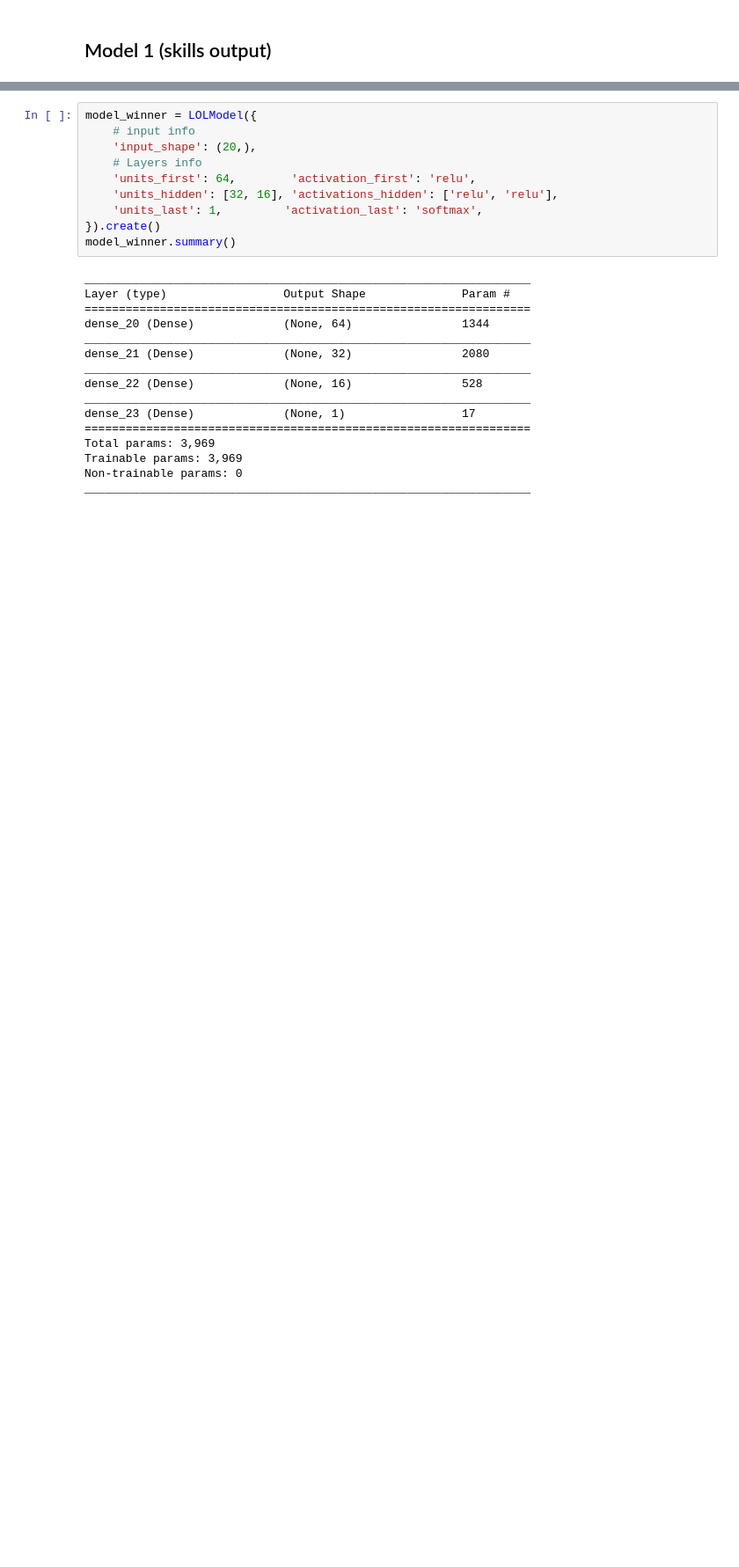
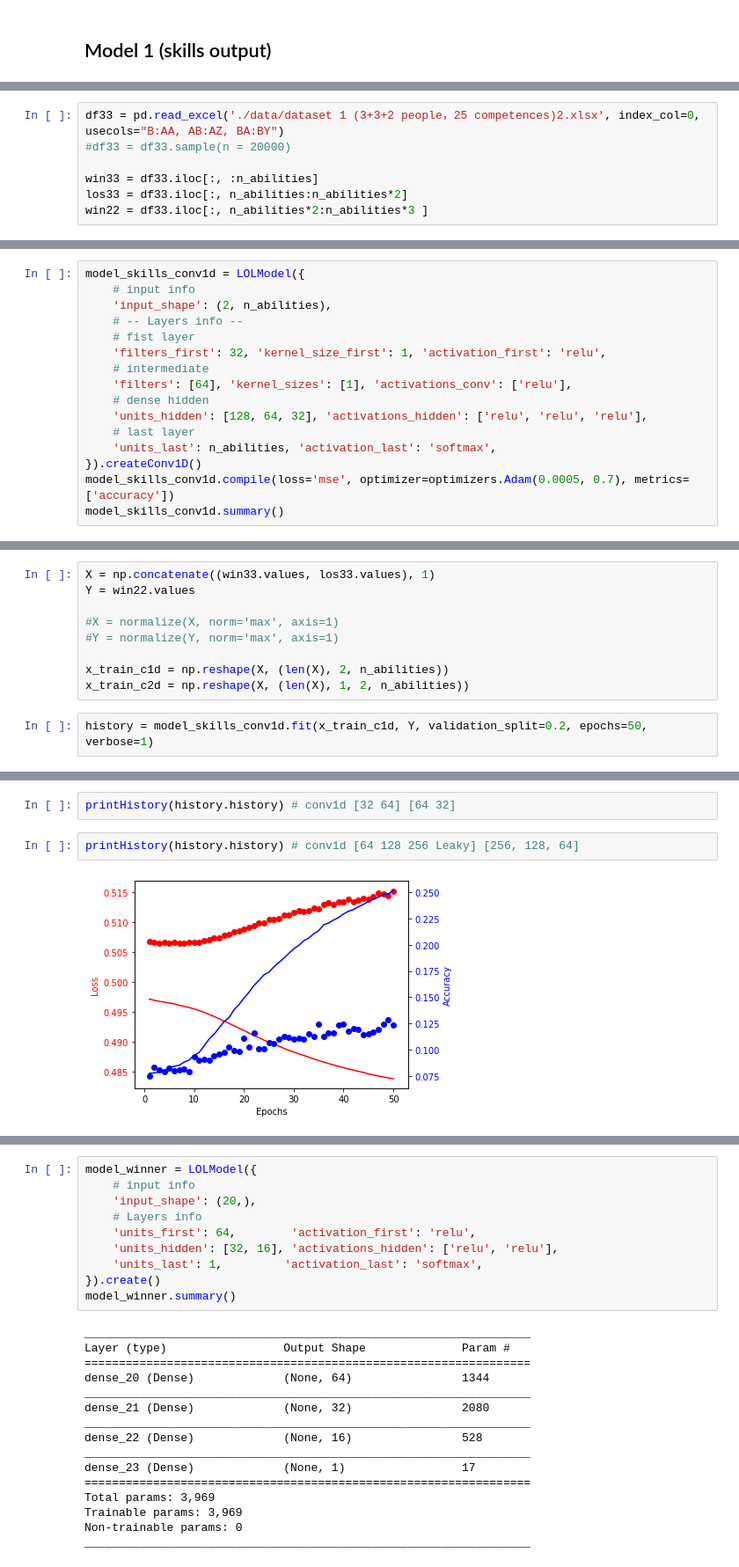
Before and after one commit to valeporti/imt, a Jupyter notebook: imt_dsc2/projet/models.ipynb, the cells around one changed output, grey strips where cells are left out. Shown: that part at 88% size. Saved outputs shown, nothing was run; the diff lists cells and outputs as text; blank space fills up the shorter version.

Commit message:
developed data science project, working on skills model

```diff
--- a/imt_dsc2/projet/models.ipynb
+++ b/imt_dsc2/projet/models.ipynb
@@ -36 +116,8 @@ class LOLModel:
+# %%
+df33 = pd.read_excel('./data/dataset 1 (3+3+2 people，25 competences)2.xlsx', index_col=0, usecols="B:AA, AB:AZ, BA:BY")
+#df33 = df33.sample(n = 20000)
+
+win33 = df33.iloc[:, :n_abilities]
+los33 = df33.iloc[:, n_abilities:n_abilities*2]
+win22 = df33.iloc[:, n_abilities*2:n_abilities*3 ]
 # %%
@@ -61,0 +186,16 @@ _________________________________________________________________
+# %%
+model_skills_conv1d = LOLModel({
+    # input info
+    'input_shape': (2, n_abilities),
+    # -- Layers info --
+    # fist layer
+    'filters_first': 32, 'kernel_size_first': 1, 'activation_first': 'relu',
+    # intermediate
+    'filters': [64], 'kernel_sizes': [1], 'activations_conv': ['relu'],
+    # dense hidden
+    'units_hidden': [128, 64, 32], 'activations_hidden': ['relu', 'relu', 'relu'],
+    # last layer
+    'units_last': n_abilities, 'activation_last': 'softmax',
+}).createConv1D()
+model_skills_conv1d.compile(loss='mse', optimizer=optimizers.Adam(0.0005, 0.7), metrics=['accuracy'])
+model_skills_conv1d.summary()
@@ -61,0 +220,11 @@ _________________________________________________________________
+# %%
+X = np.concatenate((win33.values, los33.values), 1)
+Y = win22.values
+
+#X = normalize(X, norm='max', axis=1)
+#Y = normalize(Y, norm='max', axis=1)
+
+x_train_c1d = np.reshape(X, (len(X), 2, n_abilities))
+x_train_c2d = np.reshape(X, (len(X), 1, 2, n_abilities))
+# %%
+history = model_skills_conv1d.fit(x_train_c1d, Y, validation_split=0.2, epochs=50, verbose=1)
@@ -61,0 +250,6 @@ _________________________________________________________________
+# %%
+printHistory(history.history) # conv1d [32 64] [64 32]
+# %%
+printHistory(history.history) # conv1d [64 128 256 Leaky] [256, 128, 64]
+# %% [output]
+[figure, added]
```
Also changed, not shown: parts of 25 cells of this notebook, 6 other files.
